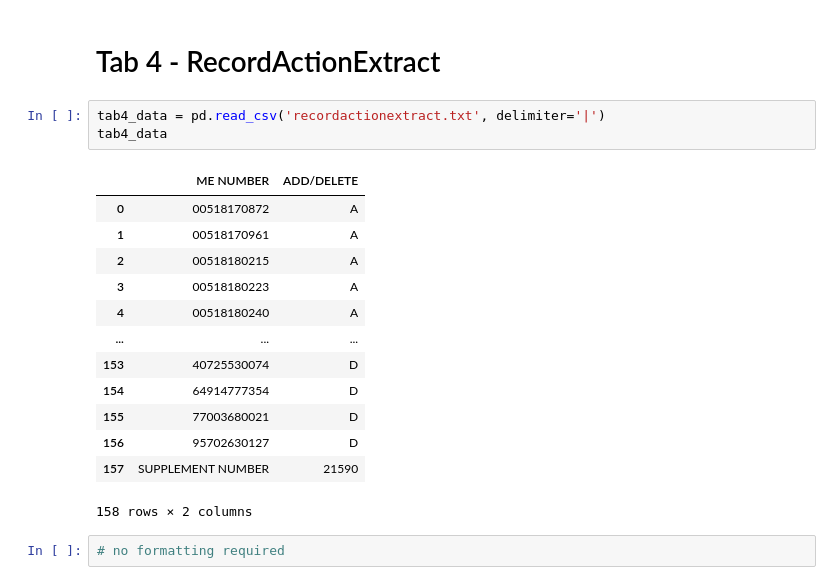
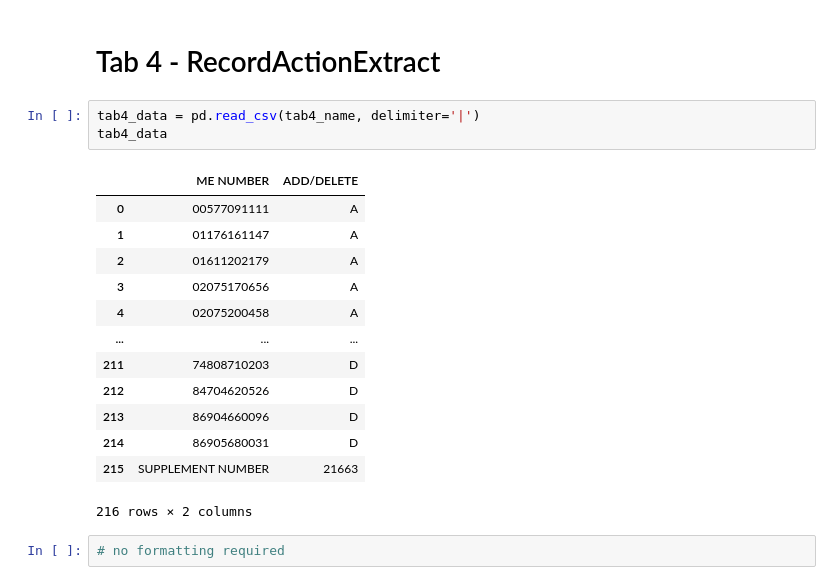
Before and after one commit to AMADataLabs/Core, a Jupyter notebook: Sandbox/DBL/testing/DBL_Creation_Testing.ipynb, the cells around one changed output. Saved outputs shown, nothing was run; the diff lists cells and outputs as text.

```diff
--- a/Sandbox/DBL/testing/DBL_Creation_Testing.ipynb
+++ b/Sandbox/DBL/testing/DBL_Creation_Testing.ipynb
@@ -134,22 +134,22 @@ tab3_data_formatted.to_excel(writer, sheet_name='ChangeByFieldCount', index=Fals
 # %% [markdown]
 # Tab 4 - RecordActionExtract
 # %%
-tab4_data = pd.read_csv('recordactionextract.txt', delimiter='|')
+tab4_data = pd.read_csv(tab4_name, delimiter='|')
 tab4_data
 # %% [output]
 |  | ME NUMBER | ADD/DELETE |
-| 0 | 00518170872 | A |
-| 1 | 00518170961 | A |
-| 2 | 00518180215 | A |
-| 3 | 00518180223 | A |
-| 4 | 00518180240 | A |
+| 0 | 00577091111 | A |
+| 1 | 01176161147 | A |
+| 2 | 01611202179 | A |
+| 3 | 02075170656 | A |
+| 4 | 02075200458 | A |
 | ... | ... | ... |
-| 153 | 40725530074 | D |
-| 154 | 64914777354 | D |
-| 155 | 77003680021 | D |
-| 156 | 95702630127 | D |
-| 157 | SUPPLEMENT NUMBER | 21590 |
+| 211 | 74808710203 | D |
+| 212 | 84704620526 | D |
+| 213 | 86904660096 | D |
+| 214 | 86905680031 | D |
+| 215 | SUPPLEMENT NUMBER | 21663 |
-158 rows × 2 columns
+216 rows × 2 columns
 # %%
 # no formatting required
 # %%
```
Also changed, not shown: parts of 9 cells of this notebook, 1 other file.
